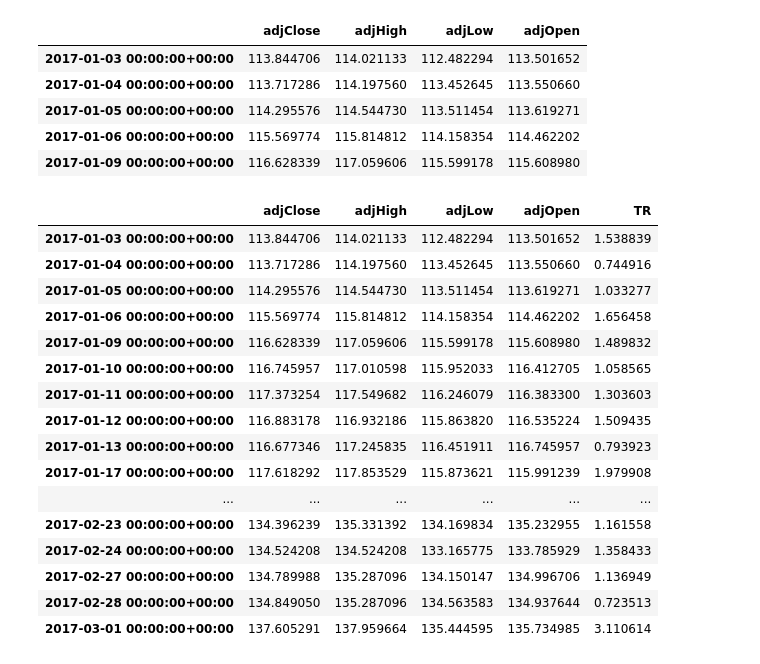
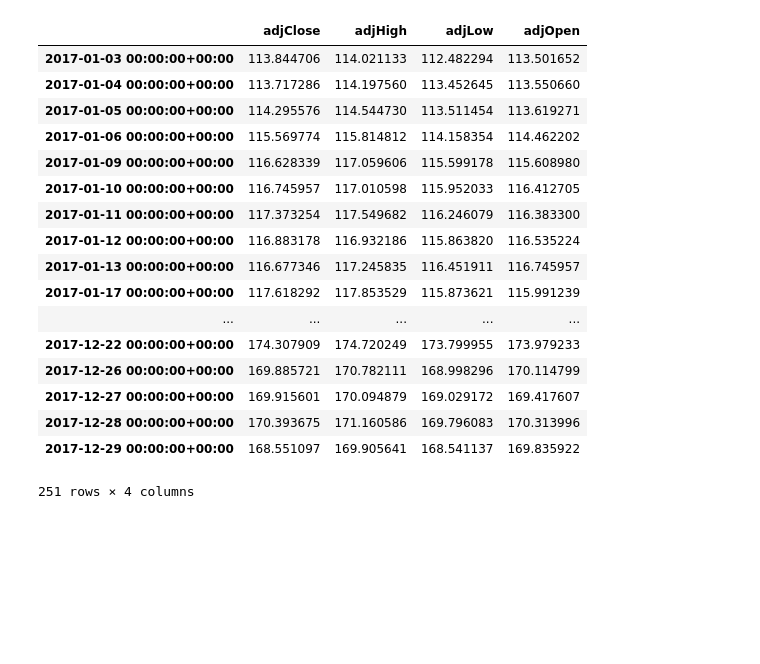
Before and after one commit to hanai/nb_quantopian, a Jupyter notebook: tr_atr.ipynb, the cells around one changed output. Cells and saved outputs as stored; diff of their text form; code cells hidden in the pictures; blank space fills up the shorter version.

```diff
--- a/tr_atr.ipynb
+++ b/tr_atr.ipynb
@@ -33,11 +33,23 @@ prices = get_df_from_tiingo(symbol, start, end)
 
 prices = prices.loc[:, ['adjClose', 'adjHigh', 'adjLow', 'adjOpen']]
 # %%
-prices.head()
+prices
 # %% [output]
 |  | adjClose | adjHigh | adjLow | adjOpen |
 | 2017-01-03 00:00:00+00:00 | 113.844706 | 114.021133 | 112.482294 | 113.501652 |
 | 2017-01-04 00:00:00+00:00 | 113.717286 | 114.197560 | 113.452645 | 113.550660 |
 | 2017-01-05 00:00:00+00:00 | 114.295576 | 114.544730 | 113.511454 | 113.619271 |
 | 2017-01-06 00:00:00+00:00 | 115.569774 | 115.814812 | 114.158354 | 114.462202 |
 | 2017-01-09 00:00:00+00:00 | 116.628339 | 117.059606 | 115.599178 | 115.608980 |
+| 2017-01-10 00:00:00+00:00 | 116.745957 | 117.010598 | 115.952033 | 116.412705 |
+| 2017-01-11 00:00:00+00:00 | 117.373254 | 117.549682 | 116.246079 | 116.383300 |
+| 2017-01-12 00:00:00+00:00 | 116.883178 | 116.932186 | 115.863820 | 116.535224 |
+| 2017-01-13 00:00:00+00:00 | 116.677346 | 117.245835 | 116.451911 | 116.745957 |
+| 2017-01-17 00:00:00+00:00 | 117.618292 | 117.853529 | 115.873621 | 115.991239 |
+| ... | ... | ... | ... | ... |
+| 2017-12-22 00:00:00+00:00 | 174.307909 | 174.720249 | 173.799955 | 173.979233 |
+| 2017-12-26 00:00:00+00:00 | 169.885721 | 170.782111 | 168.998296 | 170.114799 |
+| 2017-12-27 00:00:00+00:00 | 169.915601 | 170.094879 | 169.029172 | 169.417607 |
+| 2017-12-28 00:00:00+00:00 | 170.393675 | 171.160586 | 169.796083 | 170.313996 |
+| 2017-12-29 00:00:00+00:00 | 168.551097 | 169.905641 | 168.541137 | 169.835922 |
+251 rows × 4 columns
@@ -68,23 +55,0 @@ def get_tr_of_df(df):
-# %%
-s_tr = get_tr_of_df(prices)
-prices['TR'] = s_tr
-
-prices.head(40)
-# %% [output]
-|  | adjClose | adjHigh | adjLow | adjOpen | TR |
-| 2017-01-03 00:00:00+00:00 | 113.844706 | 114.021133 | 112.482294 | 113.501652 | 1.538839 |
-| 2017-01-04 00:00:00+00:00 | 113.717286 | 114.197560 | 113.452645 | 113.550660 | 0.744916 |
-| 2017-01-05 00:00:00+00:00 | 114.295576 | 114.544730 | 113.511454 | 113.619271 | 1.033277 |
-| 2017-01-06 00:00:00+00:00 | 115.569774 | 115.814812 | 114.158354 | 114.462202 | 1.656458 |
-| 2017-01-09 00:00:00+00:00 | 116.628339 | 117.059606 | 115.599178 | 115.608980 | 1.489832 |
-| 2017-01-10 00:00:00+00:00 | 116.745957 | 117.010598 | 115.952033 | 116.412705 | 1.058565 |
-| 2017-01-11 00:00:00+00:00 | 117.373254 | 117.549682 | 116.246079 | 116.383300 | 1.303603 |
-| 2017-01-12 00:00:00+00:00 | 116.883178 | 116.932186 | 115.863820 | 116.535224 | 1.509435 |
-| 2017-01-13 00:00:00+00:00 | 116.677346 | 117.245835 | 116.451911 | 116.745957 | 0.793923 |
-| 2017-01-17 00:00:00+00:00 | 117.618292 | 117.853529 | 115.873621 | 115.991239 | 1.979908 |
-| ... | ... | ... | ... | ... | ... |
-| 2017-02-23 00:00:00+00:00 | 134.396239 | 135.331392 | 134.169834 | 135.232955 | 1.161558 |
-| 2017-02-24 00:00:00+00:00 | 134.524208 | 134.524208 | 133.165775 | 133.785929 | 1.358433 |
-| 2017-02-27 00:00:00+00:00 | 134.789988 | 135.287096 | 134.150147 | 134.996706 | 1.136949 |
-| 2017-02-28 00:00:00+00:00 | 134.849050 | 135.287096 | 134.563583 | 134.937644 | 0.723513 |
-| 2017-03-01 00:00:00+00:00 | 137.605291 | 137.959664 | 135.444595 | 135.734985 | 3.110614 |
```
Also changed, not shown: parts of 7 cells of this notebook.
